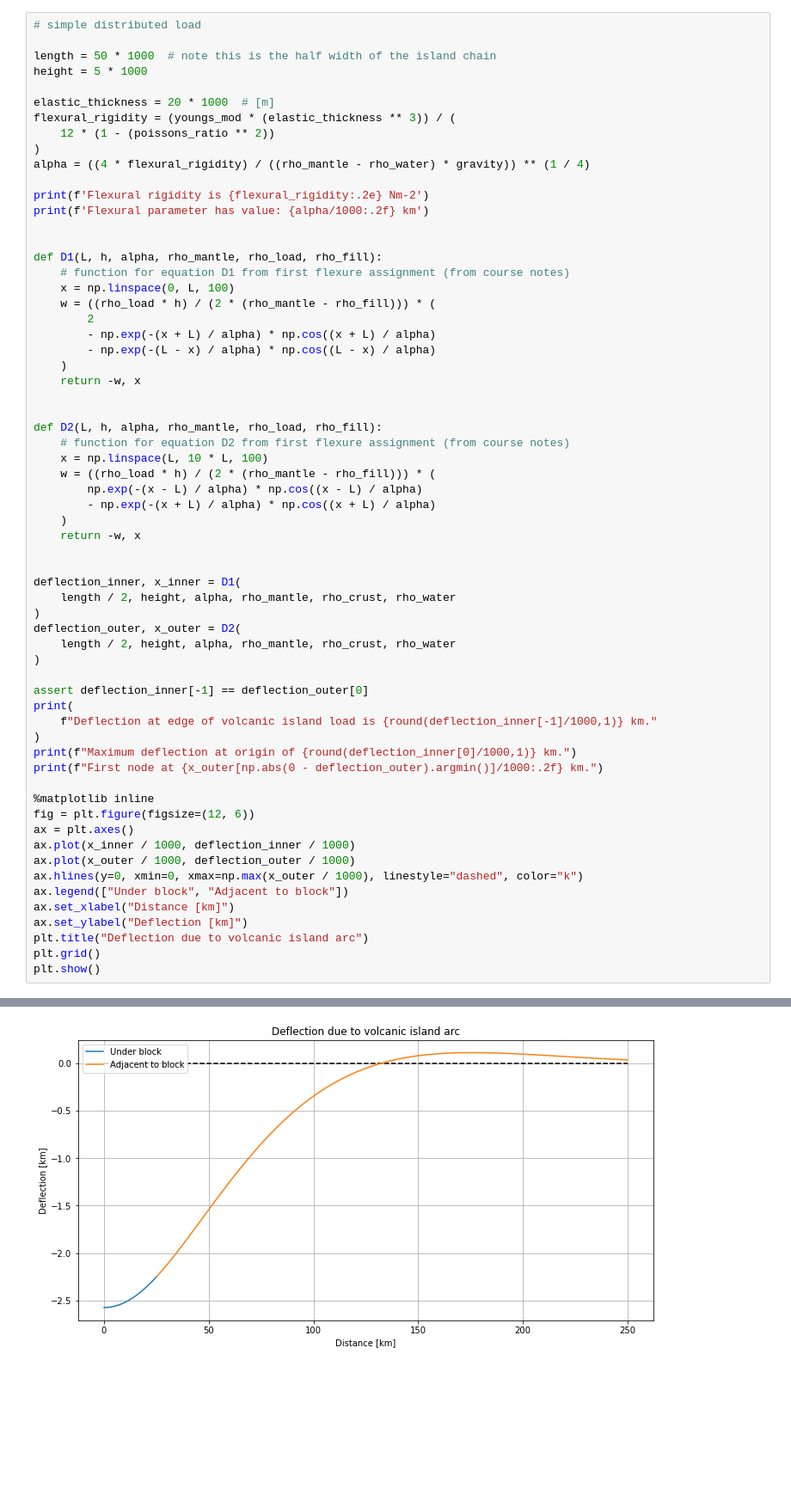
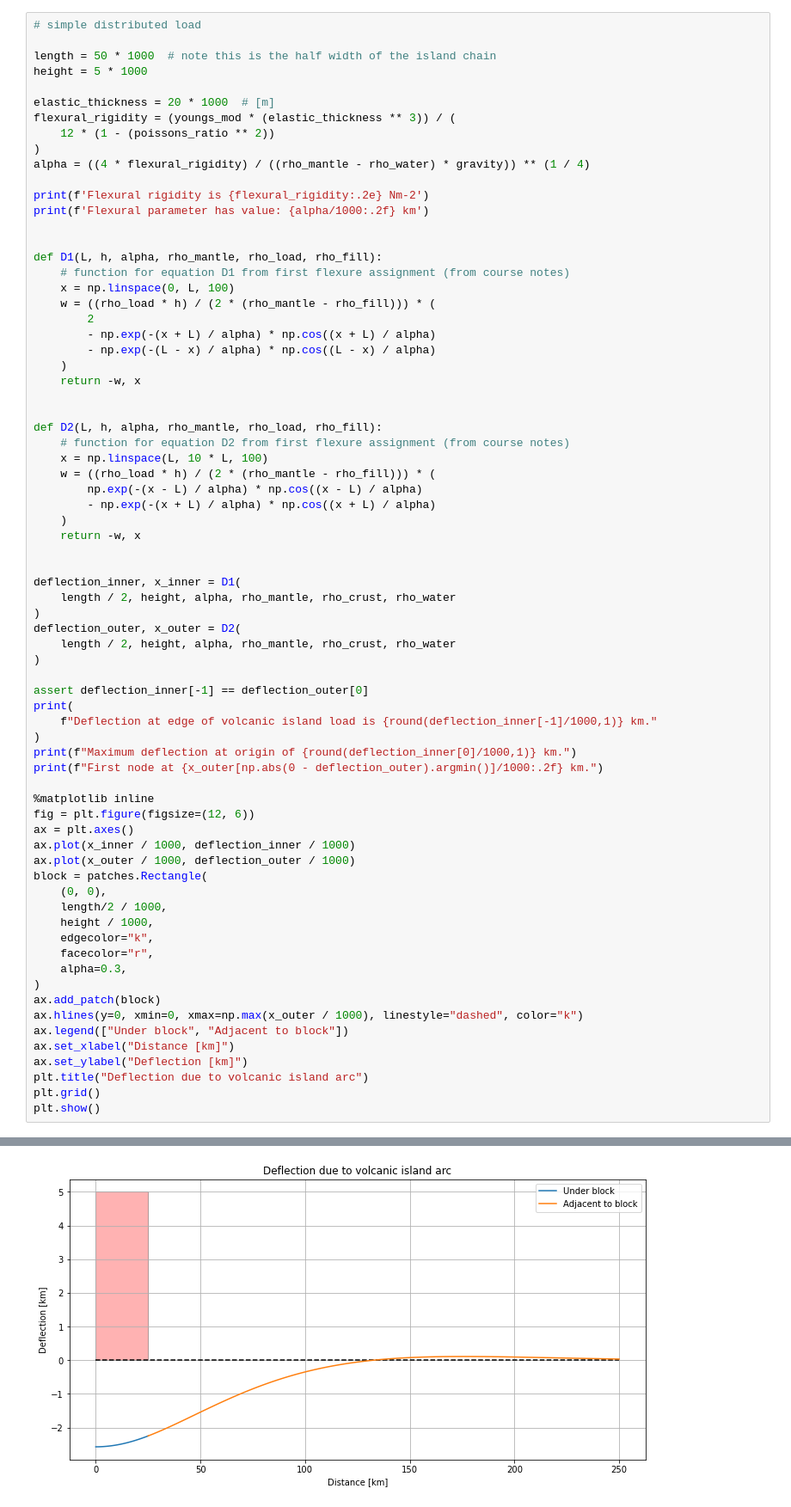
Before and after one commit to frossmann/eosc543, a Jupyter notebook: ass3/assign3-flexure.ipynb, the cells around one changed output, grey strips where cells are left out. Shown: that part at 86% size. Drawn from its saved outputs; the diff is of its cells as text; blank space fills up the shorter version.

```diff
--- a/ass3/assign3-flexure.ipynb
+++ b/ass3/assign3-flexure.ipynb
@@ -129,34 +133,43 @@ deflection_inner, x_inner = D1(
 )
 deflection_outer, x_outer = D2(
     length / 2, height, alpha, rho_mantle, rho_crust, rho_water
 )
 
 assert deflection_inner[-1] == deflection_outer[0]
 print(
     f"Deflection at edge of volcanic island load is {round(deflection_inner[-1]/1000,1)} km."
 )
 print(f"Maximum deflection at origin of {round(deflection_inner[0]/1000,1)} km.")
 print(f"First node at {x_outer[np.abs(0 - deflection_outer).argmin()]/1000:.2f} km.")
 
 %matplotlib inline
 fig = plt.figure(figsize=(12, 6))
 ax = plt.axes()
 ax.plot(x_inner / 1000, deflection_inner / 1000)
 ax.plot(x_outer / 1000, deflection_outer / 1000)
+block = patches.Rectangle(
+    (0, 0),
+    length/2 / 1000,
+    height / 1000,
+    edgecolor="k",
+    facecolor="r",
+    alpha=0.3,
+)
+ax.add_patch(block)
 ax.hlines(y=0, xmin=0, xmax=np.max(x_outer / 1000), linestyle="dashed", color="k")
 ax.legend(["Under block", "Adjacent to block"])
 ax.set_xlabel("Distance [km]")
 ax.set_ylabel("Deflection [km]")
 plt.title("Deflection due to volcanic island arc")
 plt.grid()
 plt.show()
 # %% [output]
 Flexural rigidity is 4.98e+22 Nm-2
 Flexural parameter has value: 54.71 km
 Deflection at edge of volcanic island load is -2.3 km.
 Maximum deflection at origin of -2.6 km.
 First node at 131.82 km.
-[figure, old version]
+[figure, new version]
 # %% [markdown]
 ## Question 2
 _Next consider a broad mountain belt that can be characterized by 5 blocks, each 20 km wide that decrease in height from the hinterland to the foreland from 5 to 1 km.  Assume that these sit on an infinite plate with an effective elastic thickness of 40 km.  Calculate the total subsidence in a filled sedimentary basin directly in front of the shortest block.  Calculate the basin width from the front of the shortest block to the zero deflection point.  You will have to use the distributed line loading approach discussed in lecture 2._
```
Also changed, not shown: parts of 3 cells of this notebook, 2 other files.
